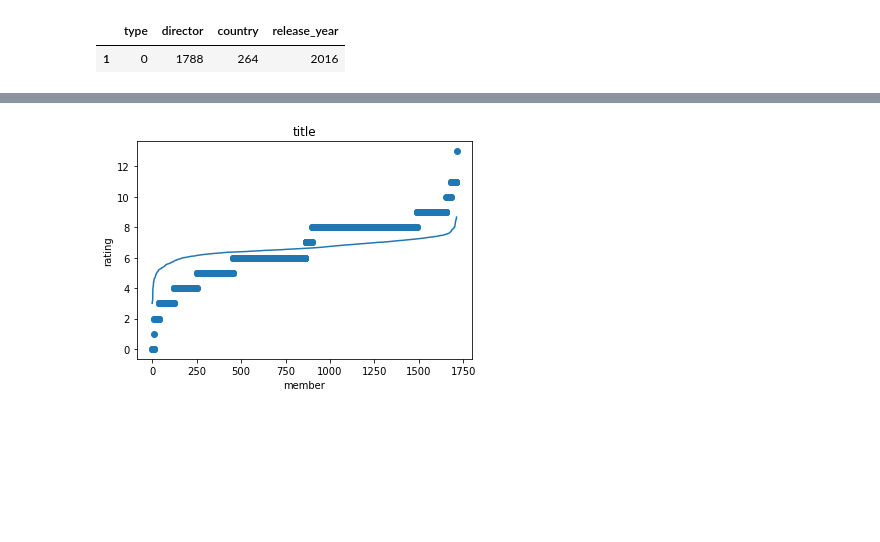
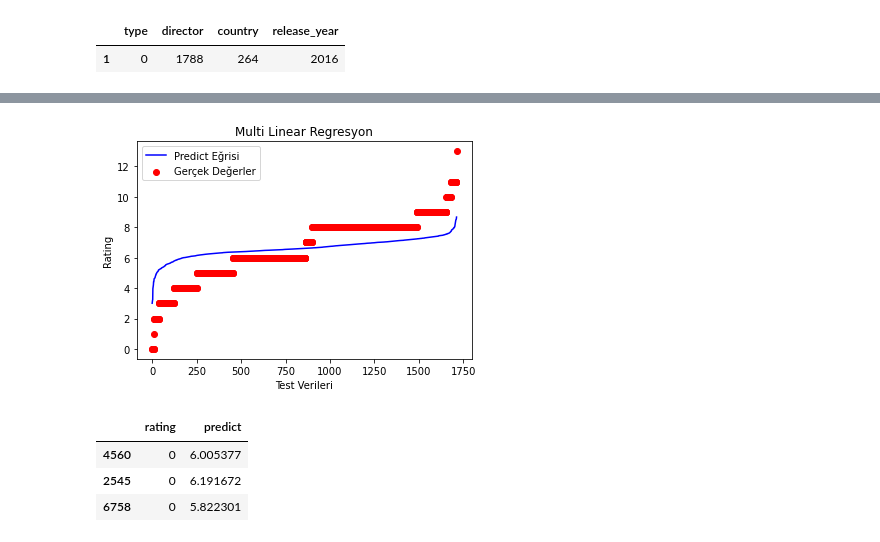
Before and after one commit to AliHadiAltungok/Netflix-DataScience, a Jupyter notebook: netflix.ipynb, the cells around one changed output, grey strips where cells are left out. Saved outputs shown, nothing was run; the diff lists cells and outputs as text; code cells hidden in the pictures; blank space fills up the shorter version.

```diff
--- a/netflix.ipynb
+++ b/netflix.ipynb
@@ -135,19 +151,21 @@ y_pred.shape
 # %%
-## sort and plot
-y_test=y_test.sort_values()
+## sort and plot             ##YANLIŞŞŞ AYRI AYRI SIRALARSAN ZATEN BÖYLE OLUR
+y_pred2=pd.DataFrame(y_pred)
 
-y_pred=pd.DataFrame(y_pred)
-y_pred=y_pred.sort_values(by=0)
+y_test2=y_test.sort_values()
+y_pred2=y_pred2.sort_values(by=0)
+
 
 fig, ax = plt.subplots()
 ##ax.plot(range(0,1713,1), y_test)
-ax.scatter(range(0,1713,1), y_test)
-ax.plot(range(0,1713,1), y_pred)
+ax.scatter(range(0,1713,1), y_test2,color="red",label="Gerçek Değerler")
+ax.plot(range(0,1713,1), y_pred2,color="blue",label="Predict Eğrisi")
 
-ax.set(xlabel='member', ylabel='rating',
-       title='title')
+ax.set(xlabel='Test Verileri', ylabel='Rating',
+       title='Multi Linear Regresyon')
 ##ax.grid()
 
-plt.show()
+plt.legend()
+plt.show()     ##YANLIŞŞŞ AYRI AYRI SIRALARSAN ZATEN BÖYLE OLUR
 # %% [output]
-[figure, old version]
+[figure, new version]
@@ -153,0 +188,10 @@ plt.show()
+# %%
+df3=pd.DataFrame(data=y_test)
+df3["predict"]=predPoly
+df3=df3.sort_values(by=["rating"])
+df3.head(3)
+# %% [output]
+|  | rating | predict |
+| 4560 | 0 | 6.005377 |
+| 2545 | 0 | 6.191672 |
+| 6758 | 0 | 5.822301 |
```
Also changed, not shown: parts of 9 cells of this notebook.
